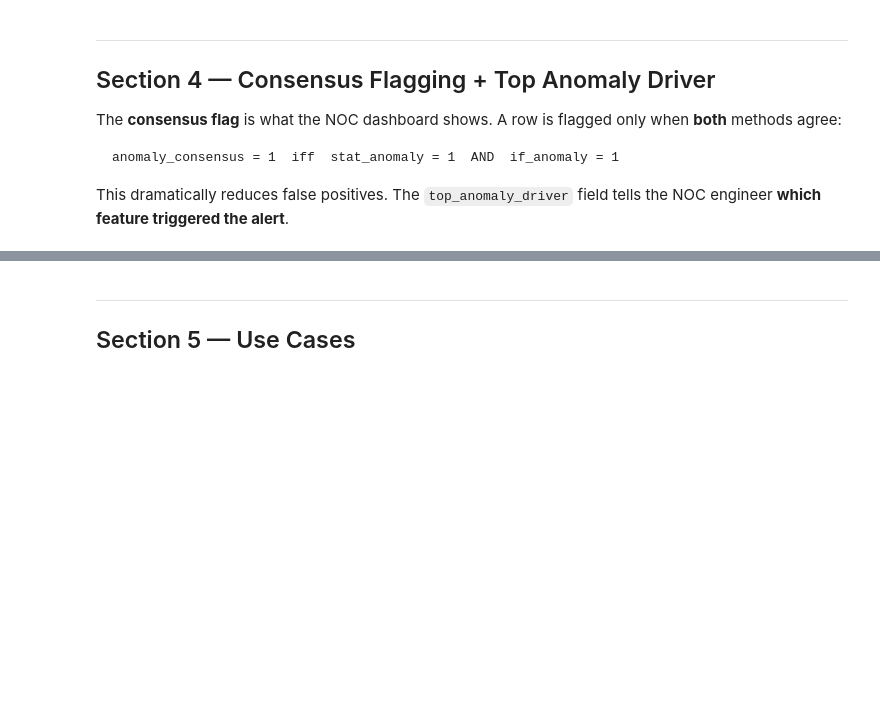
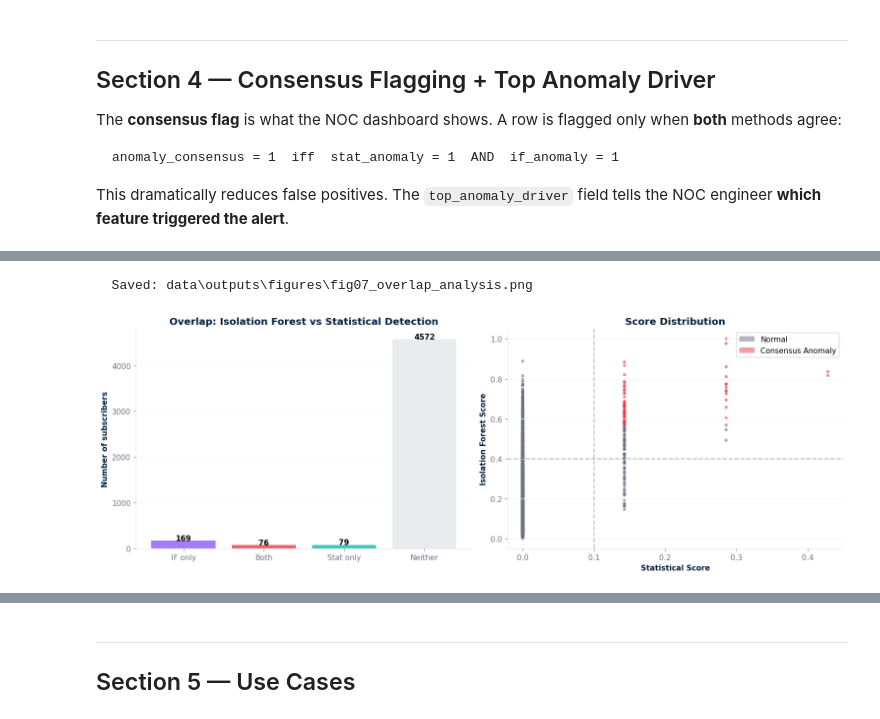
Before and after one commit to Ouerghi23/SpiriCom, a Jupyter notebook: 07_Anomaly_Detection.ipynb, the cells around one changed output, grey strips where cells are left out. Cells and saved outputs as stored; diff of their text form; code cells hidden in the pictures; blank space fills up the shorter version.

```diff
--- a/07_Anomaly_Detection.ipynb
+++ b/07_Anomaly_Detection.ipynb
@@ -518,0 +630,73 @@ dns_delay                  13
+# %%
+# ── Visualisation de l'overlap ──────────────────────────────────────
+if kpi is not None and 'stat_anomaly' in kpi.columns and 'if_anomaly' in kpi.columns:
+    fig, axes = plt.subplots(1, 2, figsize=(14, 5))
+
+    # A: Diagramme des catégories
+    ax = axes[0]
+    categories = ['IF only', 'Both', 'Stat only', 'Neither']
+
+    if_only = ((kpi['if_anomaly'] == 1) & (kpi['stat_anomaly'] == 0)).sum()
+    both = ((kpi['if_anomaly'] == 1) & (kpi['stat_anomaly'] == 1)).sum()
+    stat_only = ((kpi['if_anomaly'] == 0) & (kpi['stat_anomaly'] == 1)).sum()
+    neither = ((kpi['if_anomaly'] == 0) & (kpi['stat_anomaly'] == 0)).sum()
+
+    values = [if_only, both, stat_only, neither]
+    colors = ['#8B5CF6', '#EE3A43', '#14B8A6', '#E5E7EB']
+
+    bars = ax.bar(categories, values, color=colors, alpha=0.8)
+    for bar, val in zip(bars, values):
+        if val > 0:
+            ax.text(bar.get_x() + bar.get_width()/2, bar.get_height() + 5,
+                   str(val), ha='center', fontsize=10, fontweight='bold')
+
+    ax.set_title('Overlap: Isolation Forest vs Statistical Detection')
+    ax.set_ylabel('Number of subscribers')
+    ax.grid(axis='y', alpha=0.3)
+
+    # B: Scatter plot des scores
+    ax = axes[1]
+
+    # S'assurer que les colonnes existent
+    if 'stat_score' in kpi.columns and 'if_score' in kpi.columns and 'anomaly_consensus' in kpi.columns:
+        colors_scatter = kpi['anomaly_consensus'].map({0: '#6B7280', 1: '#EE3A43'})
+
+        ax.scatter(kpi['stat_score'], kpi['if_score'],
+                  c=colors_scatter, alpha=0.5, s=10)
+        ax.set_xlabel('Statistical Score')
+        ax.set_ylabel('Isolation Forest Score')
+        ax.set_title('Score Distribution')
+        ax.axvline(x=0.1, color='gray', linestyle='--', alpha=0.5)
+        ax.axhline(y=0.4, color='gray', linestyle='--', alpha=0.5)
+
+        # Légende
+        from matplotlib.patches import Patch
+        legend_elements = [
+            Patch(facecolor='#6B7280', alpha=0.5, label='Normal'),
+            Patch(facecolor='#EE3A43', alpha=0.5, label='Consensus Anomaly')
+        ]
+        ax.legend(handles=legend_elements)
+
+    plt.tight_layout()
+    save_fig('fig07_overlap_analysis')
+    plt.show()
+
+    # Résumé
+    print(f"\n📊 RÉSUMÉ FINAL:")
+    print(f"  Total subscribers: {len(kpi):,}")
+    print(f"  Normal: {neither:,} ({neither/len(kpi)*100:.1f}%)")
+    print(f"  Stat only: {stat_only:,} ({stat_only/len(kpi)*100:.1f}%)")
+    print(f"  IF only: {if_only:,} ({if_only/len(kpi)*100:.1f}%)")
+    print(f"  Consensus (BOTH): {both:,} ({both/len(kpi)*100:.1f}%) ← NOC alerts")
+
+    if both > 0:
+        print(f"\n✅ {both} alertes de haute confiance pour le dashboard NOC")
+    else:
+        print("\n⚠ Aucun consensus - les méthodes détectent des anomalies différentes")
+else:
+    print("⚠ Colonnes manquantes pour la visualisation")
+    print(f"  stat_anomaly: {'stat_anomaly' in kpi.columns if kpi is not None else False}")
+    print(f"  if_anomaly: {'if_anomaly' in kpi.columns if kpi is not None else False}")
+# %% [output]
+  Saved: data\outputs\figures\fig07_overlap_analysis.png
+[figure, added]
```
Also changed, not shown: parts of 15 cells of this notebook, 54 other files.
